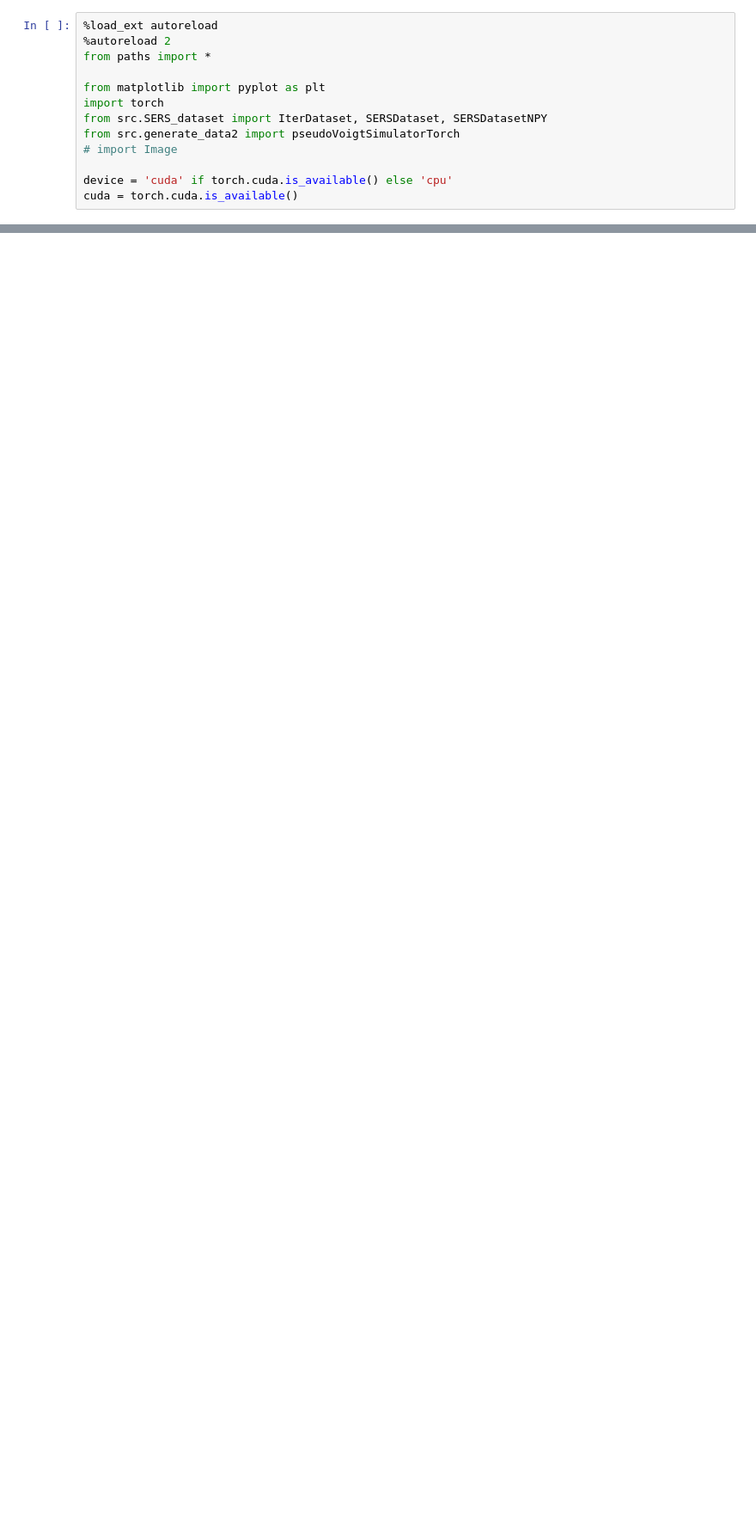
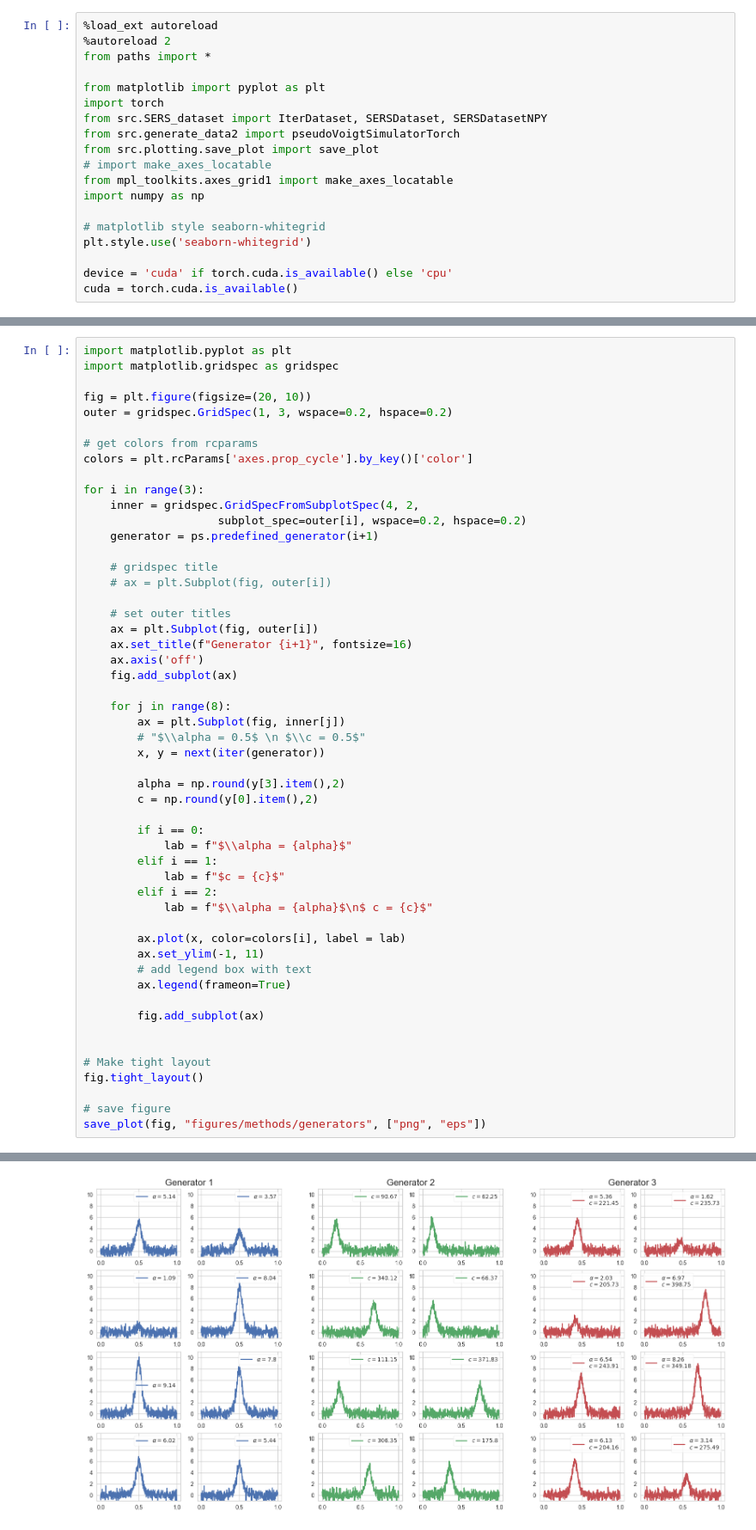
Before and after one commit to AndreasLF/amortized-inference-for-spectroscopy, a Jupyter notebook: notebooks/plot_data.ipynb, the cells around one changed output, grey strips where cells are left out. Shown at 86% size. Drawn from its saved outputs; the diff is of its cells as text; blank space fills up the shorter version.

Commit message:
Generated plot of data

```diff
--- a/notebooks/plot_data.ipynb
+++ b/notebooks/plot_data.ipynb
@@ -7,7 +7,13 @@ from matplotlib import pyplot as plt
 import torch
 from src.SERS_dataset import IterDataset, SERSDataset, SERSDatasetNPY
 from src.generate_data2 import pseudoVoigtSimulatorTorch
-# import Image
+from src.plotting.save_plot import save_plot
+# import make_axes_locatable
+from mpl_toolkits.axes_grid1 import make_axes_locatable
+import numpy as np
+
+# matplotlib style seaborn-whitegrid
+plt.style.use('seaborn-whitegrid')
 
 device = 'cuda' if torch.cuda.is_available() else 'cpu'
 cuda = torch.cuda.is_available()
@@ -152,0 +22,53 @@ Data saved on 2023-04-12 17:42:11 to ./data/randomized_c_test_parameters.npy
+# %%
+import matplotlib.pyplot as plt
+import matplotlib.gridspec as gridspec
+
+fig = plt.figure(figsize=(20, 10))
+outer = gridspec.GridSpec(1, 3, wspace=0.2, hspace=0.2)
+
+# get colors from rcparams
+colors = plt.rcParams['axes.prop_cycle'].by_key()['color']
+
+for i in range(3):
+    inner = gridspec.GridSpecFromSubplotSpec(4, 2,
+                    subplot_spec=outer[i], wspace=0.2, hspace=0.2)
+    generator = ps.predefined_generator(i+1)
+
+    # gridspec title
+    # ax = plt.Subplot(fig, outer[i])
+
+    # set outer titles
+    ax = plt.Subplot(fig, outer[i])
+    ax.set_title(f"Generator {i+1}", fontsize=16)
+    ax.axis('off')
+    fig.add_subplot(ax)
+
+    for j in range(8):
+        ax = plt.Subplot(fig, inner[j])
+        # "$\\alpha = 0.5$ \n $\\c = 0.5$"
+        x, y = next(iter(generator))
+
+        alpha = np.round(y[3].item(),2)
+        c = np.round(y[0].item(),2)
+
+        if i == 0:
+            lab = f"$\\alpha = {alpha}$"
+        elif i == 1:
+            lab = f"$c = {c}$"
+        elif i == 2:
+            lab = f"$\\alpha = {alpha}$\n$ c = {c}$"
+
+        ax.plot(x, color=colors[i], label = lab)
+        ax.set_ylim(-1, 11)
+        # add legend box with text
+        ax.legend(frameon=True)
+
+        fig.add_subplot(ax)
+
+
+# Make tight layout
+fig.tight_layout()
+
+# save figure
+save_plot(fig, "figures/methods/generators", ["png", "eps"])
+# %% [output]
@@ -152,0 +76 @@ Data saved on 2023-04-12 17:42:11 to ./data/randomized_c_test_parameters.npy
+[figure, added]
```
Also changed, not shown: parts of 8 cells of this notebook, 3 other files.
